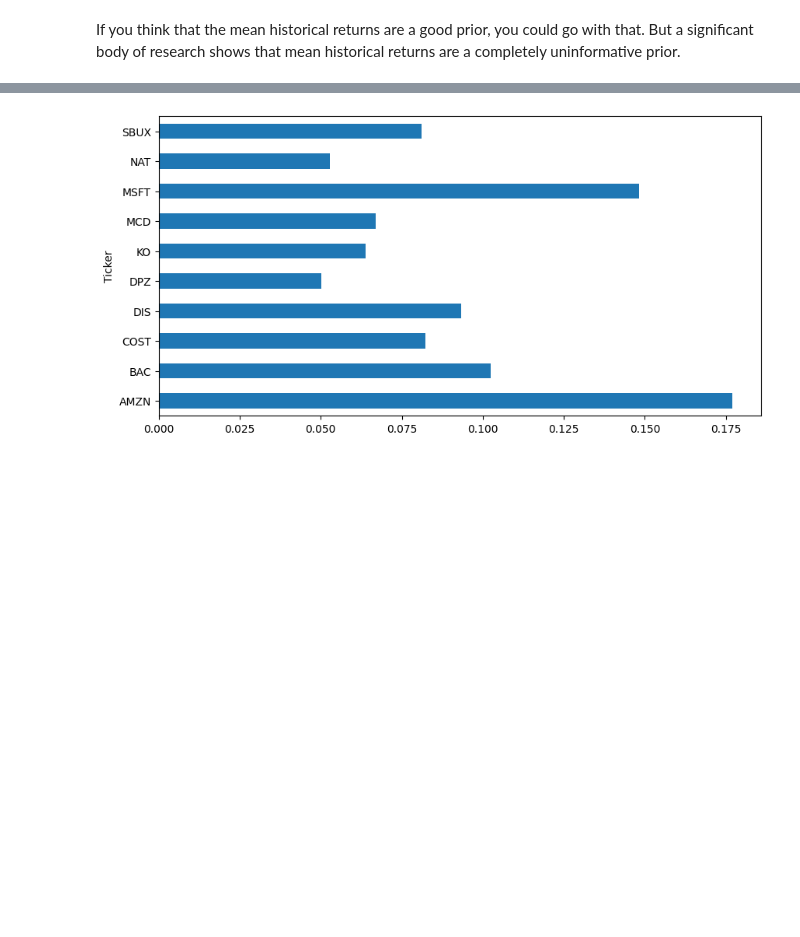
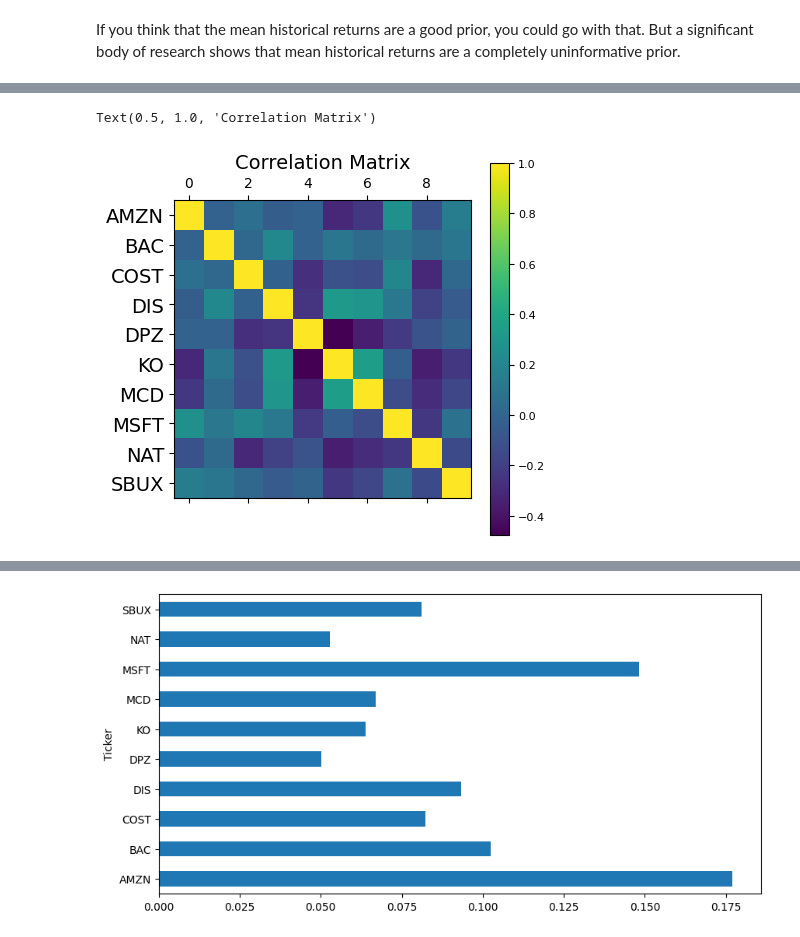
Before and after one commit to HiggsP10/Portfolio_Optimization, a Jupyter notebook: notebooks/Julie_Black-Litterman-Allocation.ipynb, the cells around one changed output, grey strips where cells are left out. Drawn from its saved outputs; the diff is of its cells as text; code cells hidden in the pictures; blank space fills up the shorter version.

```diff
--- a/notebooks/Julie_Black-Litterman-Allocation.ipynb
+++ b/notebooks/Julie_Black-Litterman-Allocation.ipynb
@@ -174,3 +178,18 @@ ax.set_ylim(bottom + 0.5, top - 0.5)
+# %%
+# Plot correlation matrix
+# plotting.plot_covariance(S, plot_correlation=True); # Original code, but plotting has a bug. Use my own code instead
+import seaborn as sns
+import matplotlib.pyplot as plt
+
+plt.matshow(S.corr())
+plt.yticks(range(S.select_dtypes(['number']).shape[1]), S.select_dtypes(['number']).columns, fontsize=14)
+cb = plt.colorbar()
+cb.ax.tick_params(labelsize=8)
+
+plt.title('Correlation Matrix', fontsize=14)
+# %% [output]
+Text(0.5, 1.0, 'Correlation Matrix')
+[figure, added]
 # %%
 # This formula is calculating the total amount of risk contributed by an asset and multiplying it with the market price of risk, resulting in the market-implied returns vector Π
 market_prior = black_litterman.market_implied_prior_returns(mcaps, delta, S)
```
Also changed, not shown: parts of 11 cells of this notebook, 1 other file.
